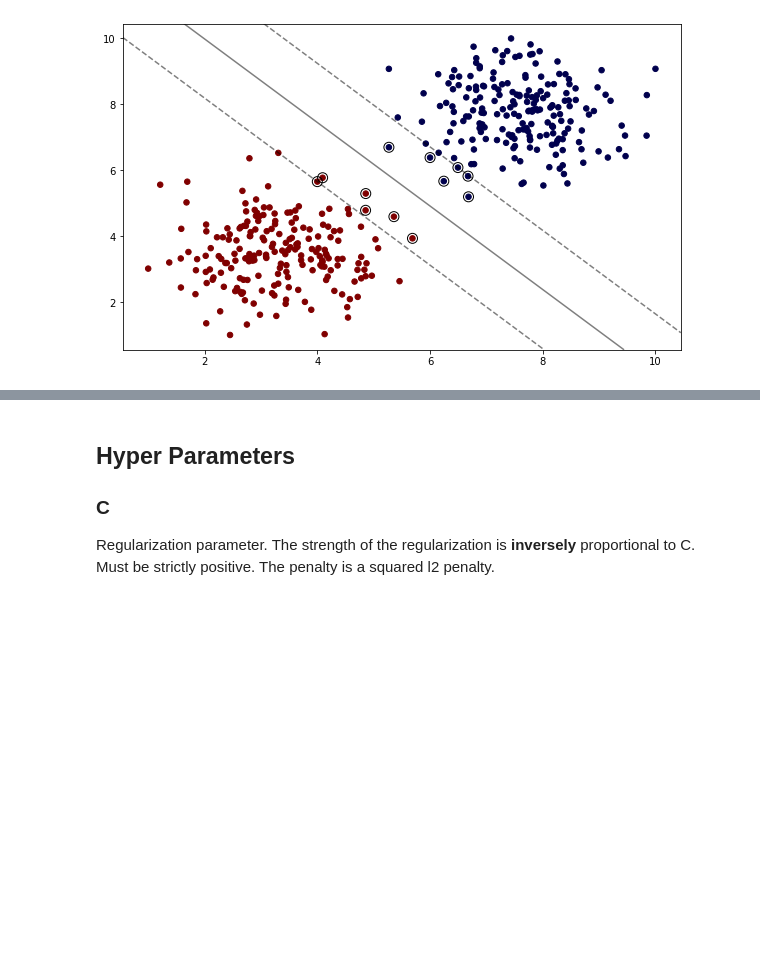
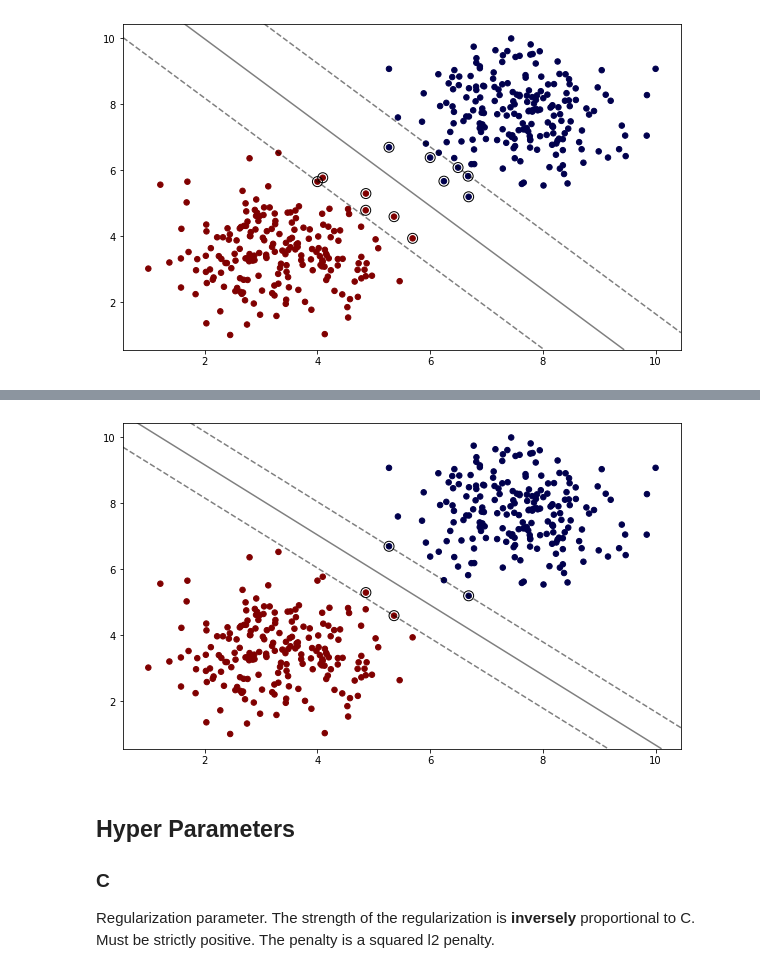
Before and after one commit to YusufSHub/Machine-Learning, a Jupyter notebook: InClass/ML-11 (SVM-explaining hyper parameter-mouse_viral_study.ipynb, the cells around one changed output, grey strips where cells are left out. Drawn from its saved outputs; the diff is of its cells as text; code cells hidden in the pictures; blank space fills up the shorter version.

```diff
--- a/InClass/ML-11 (SVM-explaining hyper parameter-mouse_viral_study.ipynb
+++ b/InClass/ML-11 (SVM-explaining hyper parameter-mouse_viral_study.ipynb
@@ -105,3 +122,11 @@ plot_svm_boundary(model,X,y)
+# %%
+plot_svm_boundary(model,X,y)
+# bu fonksiyon baska bir notbookda
+
+#gridsearch en iyi gamma ve C degerini bulacak
+# C overfittingden kurtarmak icin
+# %% [output]
+[figure, added]
 # %% [markdown]
 ## Hyper Parameters
 
```
Also changed, not shown: parts of 6 cells of this notebook, 4 other files.
